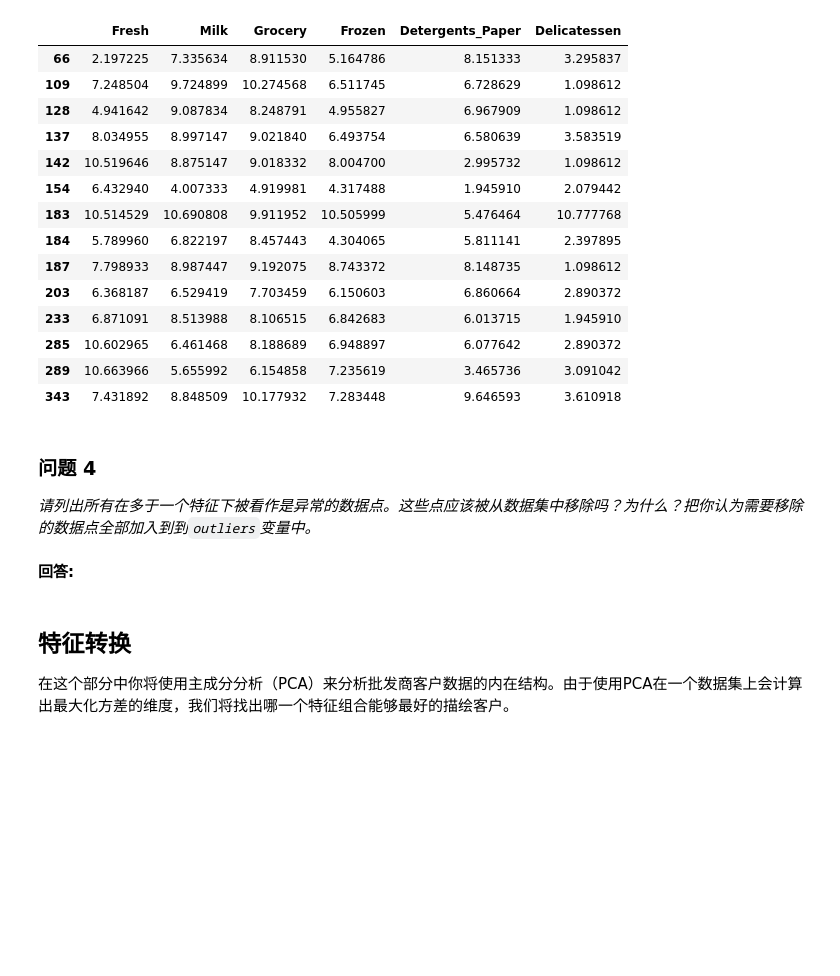
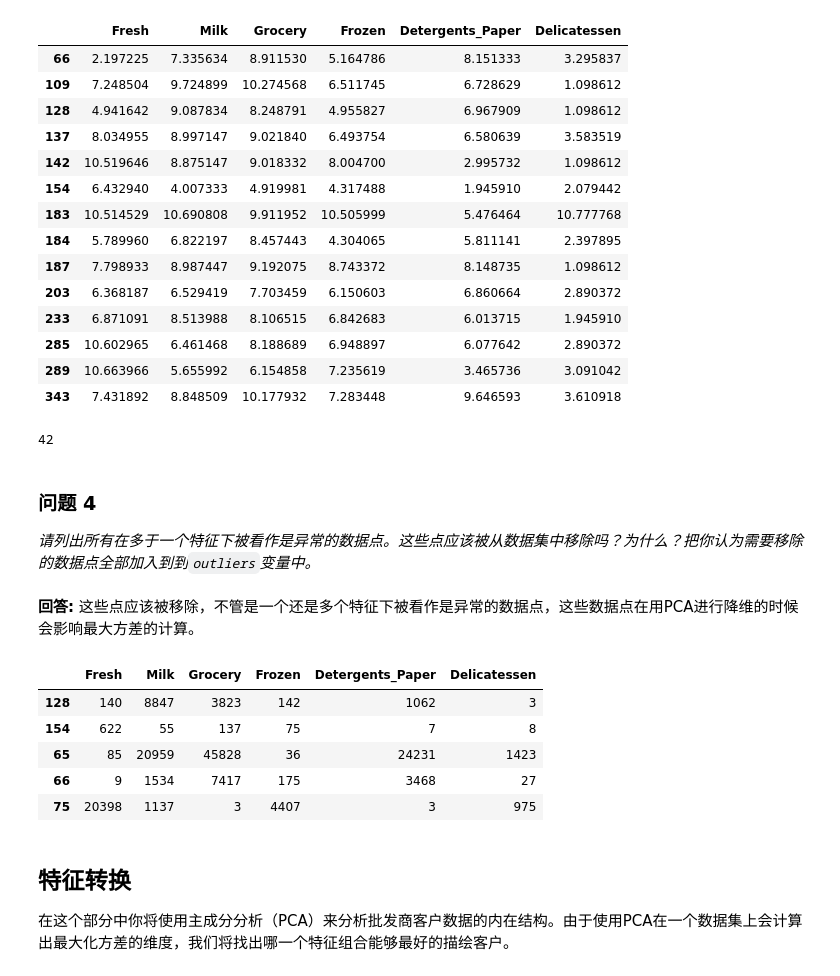
Before and after one commit to NaughtyFlame/Ud_ML, a Jupyter notebook: creating_customer_segments/customer_segments.ipynb, the cells around one changed output. Cells and saved outputs as stored; diff of their text form; code cells hidden in the pictures; blank space fills up the shorter version.

```diff
--- a/creating_customer_segments/customer_segments.ipynb
+++ b/creating_customer_segments/customer_segments.ipynb
@@ -284,11 +278,48 @@ Data points considered outliers for the feature 'Delicatessen':
 | 285 | 10.602965 | 6.461468 | 8.188689 | 6.948897 | 6.077642 | 2.890372 |
 | 289 | 10.663966 | 5.655992 | 6.154858 | 7.235619 | 3.465736 | 3.091042 |
 | 343 | 7.431892 | 8.848509 | 10.177932 | 7.283448 | 9.646593 | 3.610918 |
+# %%
+# 可选：选择你希望移除的数据点的索引
+def remove_outlier(data_set):
+    outliers  = []
+    for feature in data_set.keys():
+        Q1 = np.percentile(log_data[feature], 25)
+        Q3 = np.percentile(log_data[feature], 75)
+        step = 1.5 * (Q3 - Q1)
+        outliers +=  log_data[~((log_data[feature] >= Q1 - step) & (log_data[feature] <= Q3 + step))].index.tolist()
+
+    return outliers
+outliers = remove_outlier(log_data)
+# 如果选择了的话，移除异常点
+good_data = log_data.drop(log_data.index[outliers]).reset_index(drop = True)
+# %%
+# 查看去除的行数
+len(log_data) - len(good_data)
+# %% [output]
+42
 # %% [markdown]
 ### 问题 4
 *请列出所有在多于一个特征下被看作是异常的数据点。这些点应该被从数据集中移除吗？为什么？把你认为需要移除的数据点全部加入到到`outliers`变量中。*
 # %% [markdown]
-**回答:**
+**回答:** 这些点应该被移除，不管是一个还是多个特征下被看作是异常的数据点，这些数据点在用PCA进行降维的时候会影响最大方差的计算。
+# %%
+outliers_set = set(outliers)
+outliers_with_one_feature = []
+outliers_with_many_feature = []
+for index in outliers_set:
+    if outliers.count(index) == 1:
+        outliers_with_one_feature.append(index)
+    else:
+        outliers_with_many_feature.append(index)
+
+data.iloc[outliers_with_many_feature]
+# %% [output]
+|  | Fresh | Milk | Grocery | Frozen | Detergents_Paper | Delicatessen |
+| 128 | 140 | 8847 | 3823 | 142 | 1062 | 3 |
+| 154 | 622 | 55 | 137 | 75 | 7 | 8 |
+| 65 | 85 | 20959 | 45828 | 36 | 24231 | 1423 |
+| 66 | 9 | 1534 | 7417 | 175 | 3468 | 27 |
+| 75 | 20398 | 1137 | 3 | 4407 | 3 | 975 |
 # %% [markdown]
 ## 特征转换
 在这个部分中你将使用主成分分析（PCA）来分析批发商客户数据的内在结构。由于使用PCA在一个数据集上会计算出最大化方差的维度，我们将找出哪一个特征组合能够最好的描绘客户。
```
Also changed, not shown: parts of 3 cells of this notebook.
